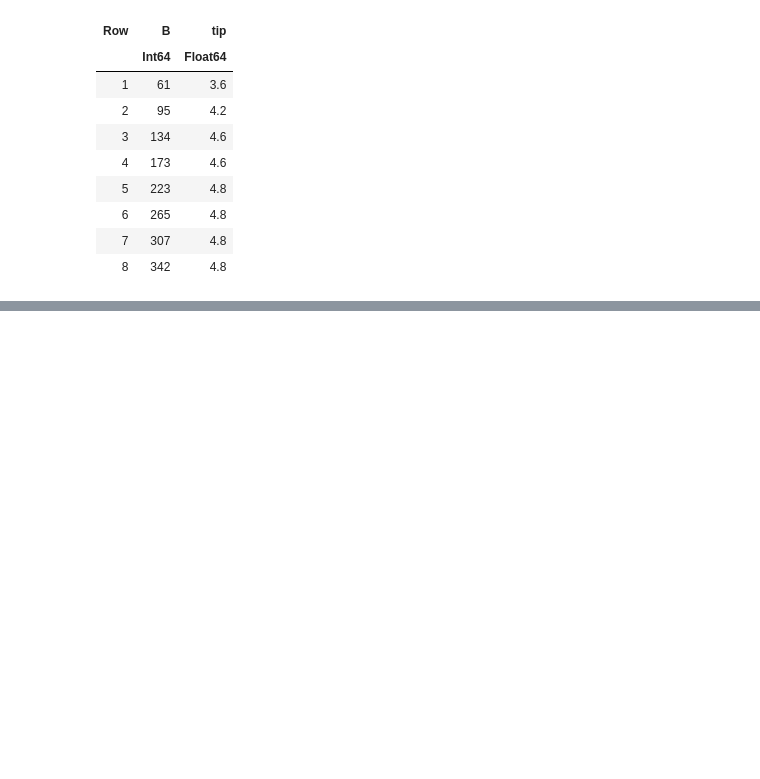
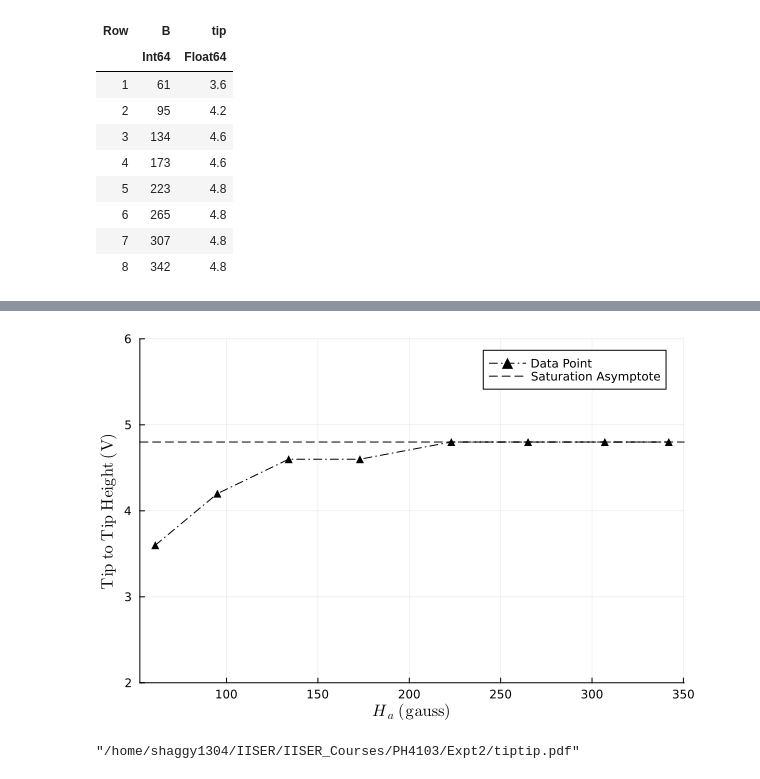
Before and after one commit to LoneWolf1304/PH4103, a Jupyter notebook: Expt2/plots.ipynb, the cells around one changed output, grey strips where cells are left out. Cells and saved outputs as stored; diff of their text form; code cells hidden in the pictures; blank space fills up the shorter version.

```diff
--- a/Expt2/plots.ipynb
+++ b/Expt2/plots.ipynb
@@ -25,3 +51,17 @@ scatter(B[!,1], B[!,2], ylim=(0,5))
+# %%
+scatter(C[!,1], C[!,2])
+scatter!(A[!,1], A[!,2], ylim=(2,6))
+plot(C[!,1], C[!,2], ylim=(0,5), c="black", marker=:uptriangle, label="Data Point", linestyle=:dashdot)
+hline!([4.8], lw=1, linestyle=:dash, c="black", label= "Saturation Asymptote")
+#fiit = curve_fit(lin, B[!,1][end-3:end],  B[!,2][end-3:end], [0.3,2.4])
+#plot!(50:350, lin(50:350, fiit.param), linestyle=:dash, c="black", label="Linear Fit", ylim=(1.5,4.0))
+plot!(xlabel=L"H_a \ (\mathrm{gauss})", ylabel=L"\mathrm{Tip \ to \ Tip \ Height}\ (\mathrm{V})", ylim=(2,6))
+# %% [output]
+[figure, added]
+# %%
+savefig("tiptip.pdf")
+# %% [output]
+"/home/shaggy1304/IISER/IISER_Courses/PH4103/Expt2/tiptip.pdf"
 # %%
 import numpy as np
 # %%
```
Also changed, not shown: parts of 10 cells of this notebook, 5 other files.
